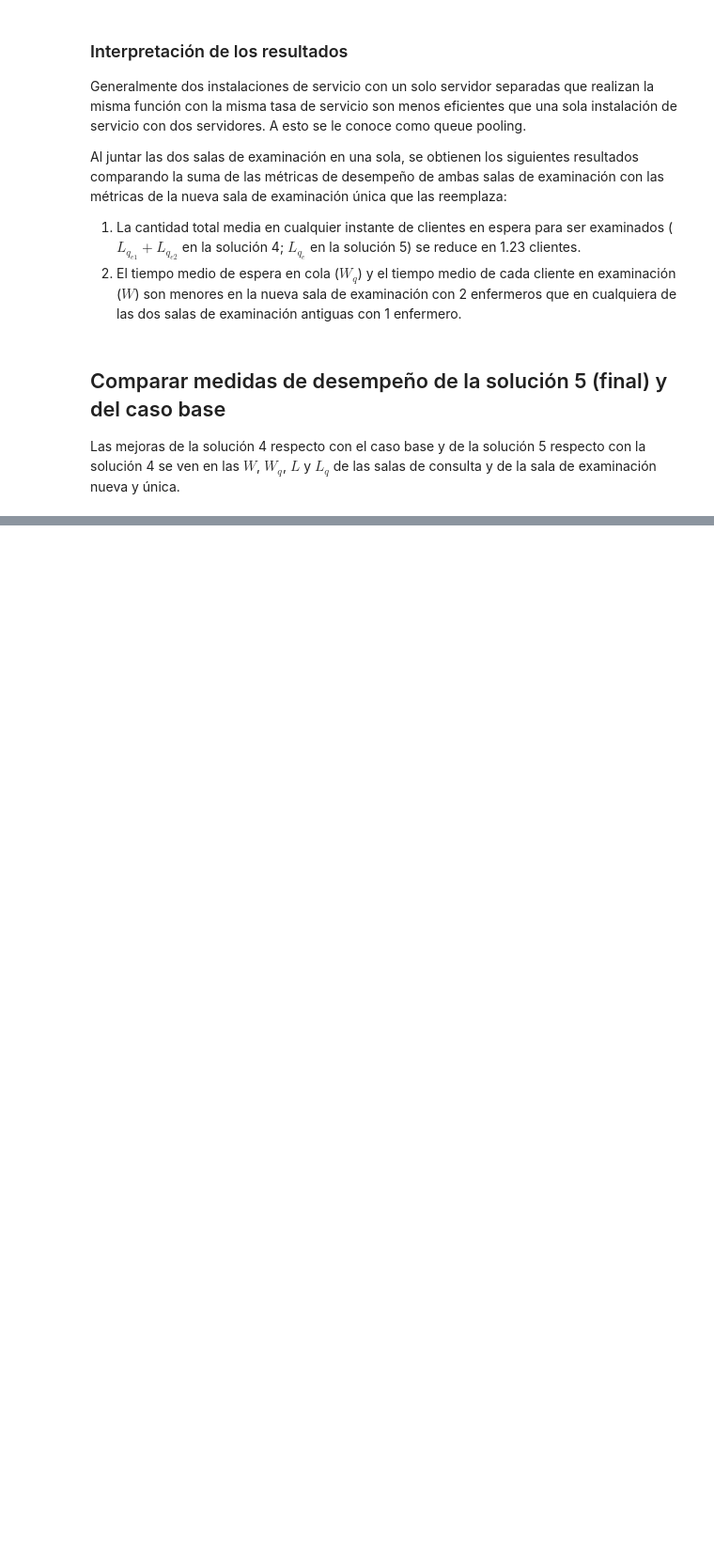
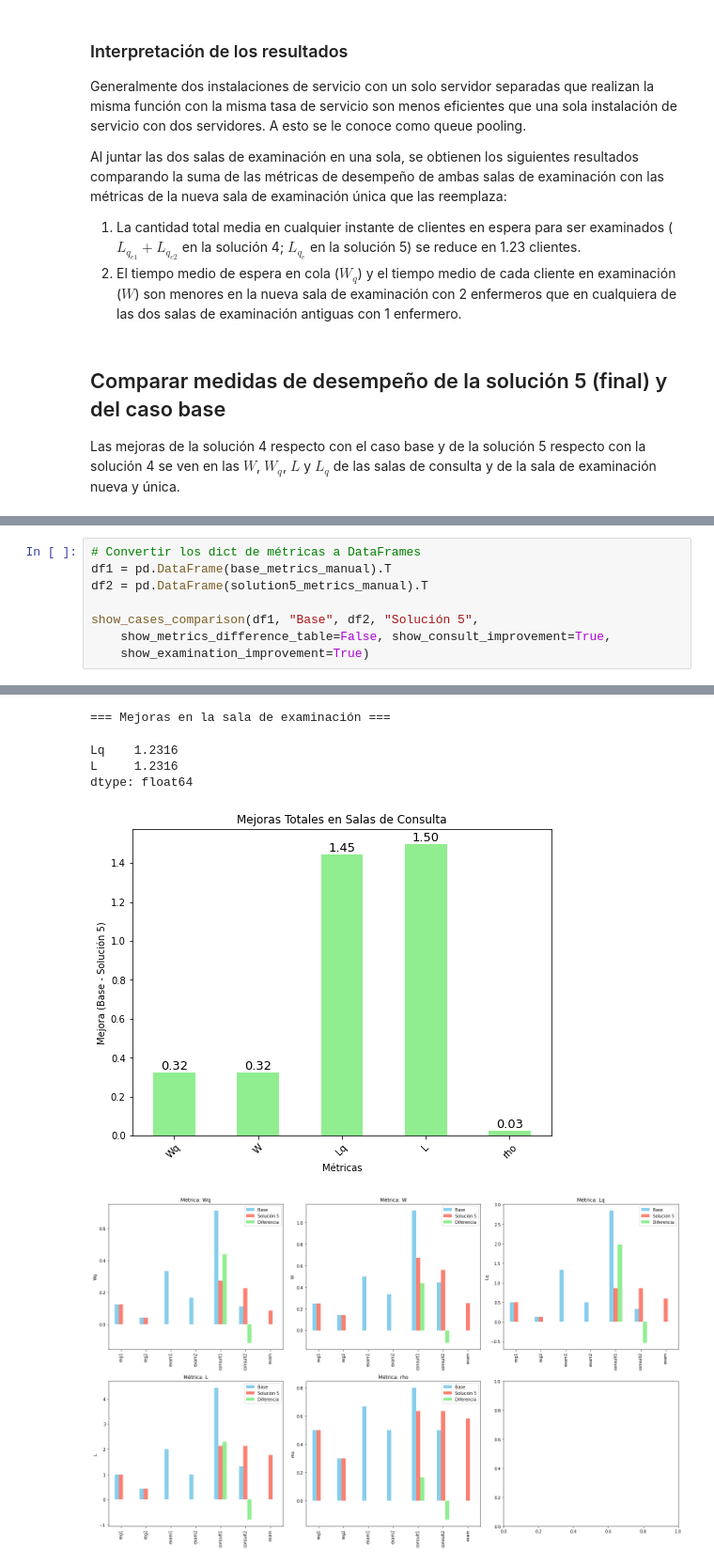
Before and after one commit to AlexisAndradeDev/OperationsResearch_QueuingProject, a Jupyter notebook: IO_Queuing_Simulation.ipynb, the cells around one changed output, grey strips where cells are left out. Shown at 94% size. Saved outputs shown, nothing was run; the diff lists cells and outputs as text; blank space fills up the shorter version.

```diff
--- a/IO_Queuing_Simulation.ipynb
+++ b/IO_Queuing_Simulation.ipynb
@@ -1077,0 +1006,9 @@ dtype: float64
+# %%
+# Convertir los dict de métricas a DataFrames
+df1 = pd.DataFrame(base_metrics_manual).T
+df2 = pd.DataFrame(solution5_metrics_manual).T
+
+show_cases_comparison(df1, "Base", df2, "Solución 5",
+    show_metrics_difference_table=False, show_consult_improvement=True,
+    show_examination_improvement=True)
+# %% [output]
@@ -1078,3 +1026,9 @@ dtype: float64
+=== Mejoras en la sala de examinación ===
+Lq    1.2316
+L     1.2316
+dtype: float64
+[figure, added]
+[figure, added]
 # %% [markdown]
 # Después de terminar la Notebook
 
```
Also changed, not shown: parts of 15 cells of this notebook.
